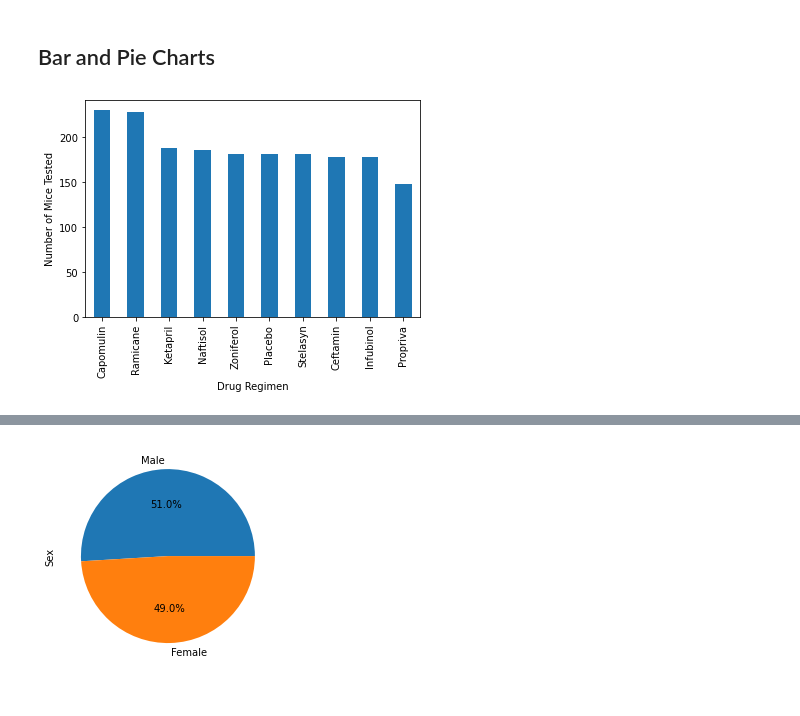
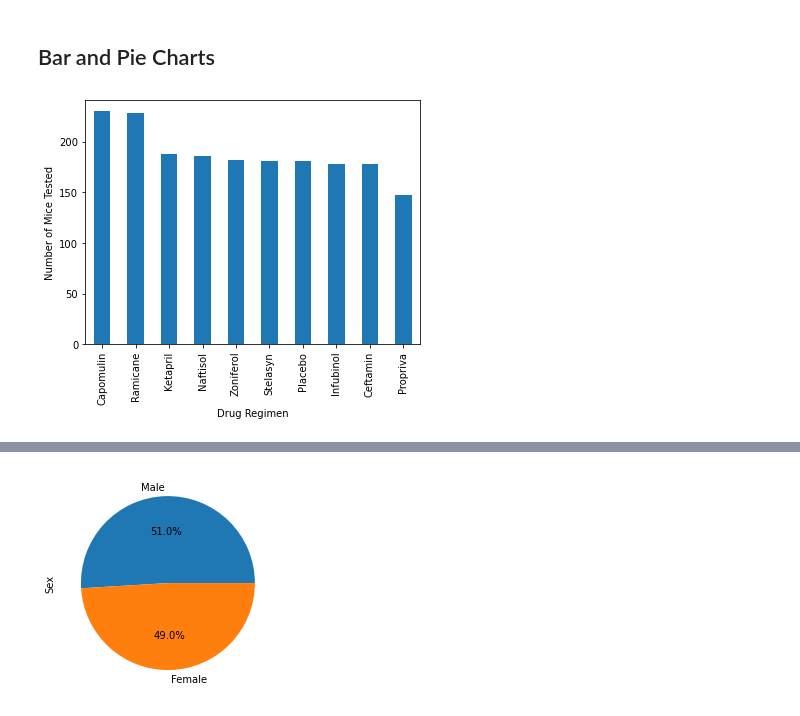
Before and after one commit to clawson13/Matplotlib-challenge, a Jupyter notebook: pymaceuticals.ipynb, the cells around one changed output, grey strips where cells are left out. Drawn from its saved outputs; the diff is of its cells as text; code cells hidden in the pictures.

```diff
--- a/pymaceuticals.ipynb
+++ b/pymaceuticals.ipynb
@@ -164,5 +165,15 @@ Tumor Volume (mm3)
 ## Bar and Pie Charts
 # %%
 # Generate a bar plot showing the total number of timepoints for all mice tested for each drug regimen using Pandas.
+
+# Create new dataframe for plotting
+count_timepoints1 = pd.DataFrame(clean_study)
+
+# Count the number of Timepoints (records) per Drug Regimen
+count_timepoints1 = count_timepoints1['Drug Regimen'].value_counts()
+
+# Plot and display the dataframe
+count_timepoints1.plot(kind='bar', figsize=(6,4.5), xlabel="Drug Regimen", ylabel="Number of Mice Tested")
+plt.show()
 # %% [output]
-[figure, old version]
+[figure, new version]
```
Also changed, not shown: parts of 7 cells of this notebook, 1 other file.
